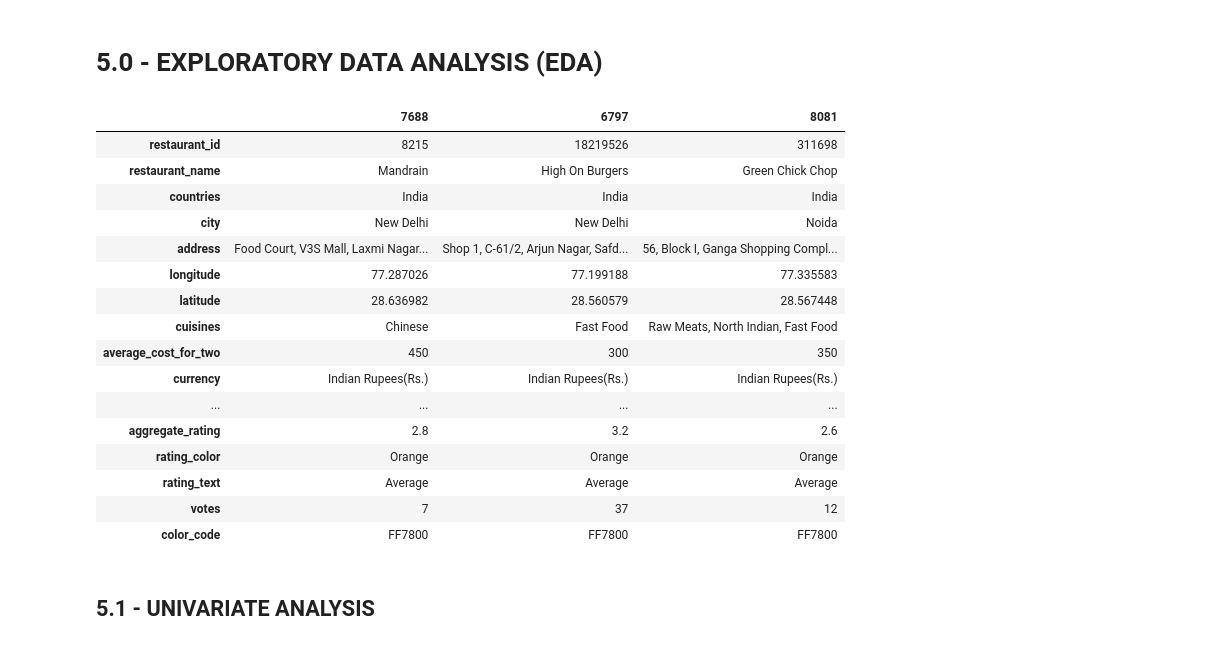
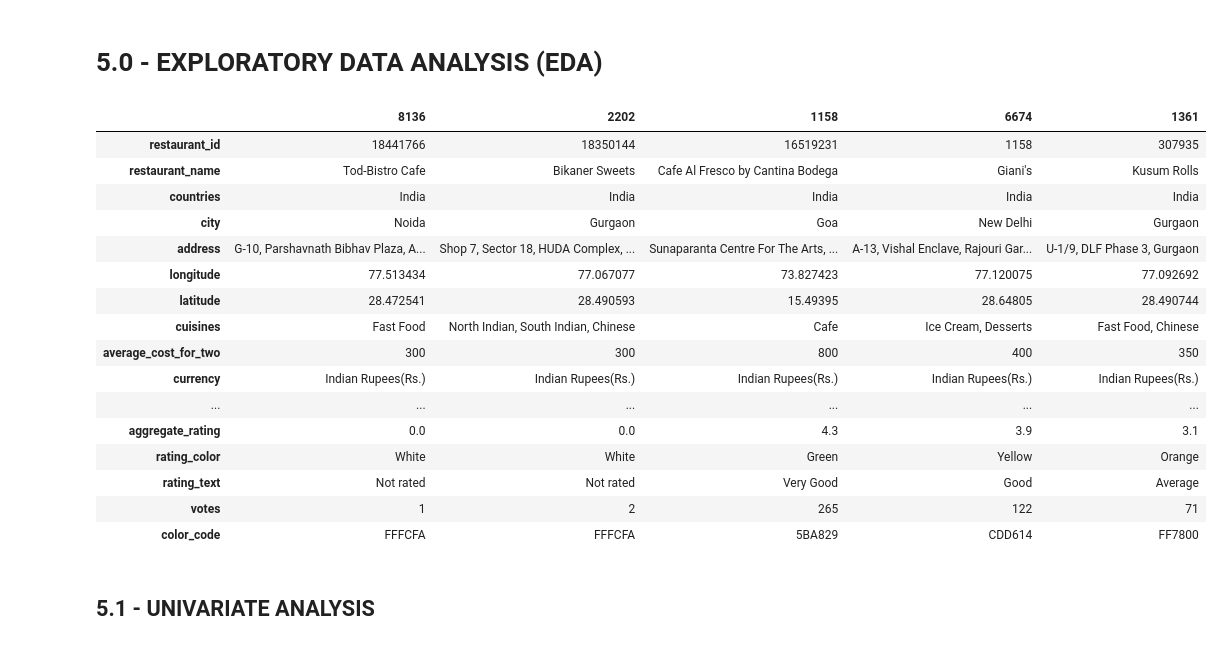
Before and after one commit to erickvieiras/fastfood_data_analysis, a Jupyter notebook: notebook/eda.ipynb, the cells around one changed output. Saved outputs shown, nothing was run; the diff lists cells and outputs as text; code cells hidden in the pictures.

```diff
--- a/notebook/eda.ipynb
+++ b/notebook/eda.ipynb
@@ -367,25 +367,25 @@ df4 = df4[new_order]
 #Making a copy of the dataframe
 df5 = df4.copy()
 # %%
-df5.sample(3).T
+df5.sample(5).T
 # %% [output]
-|  | 7688 | 6797 | 8081 |
-| restaurant_id | 8215 | 18219526 | 311698 |
-| restaurant_name | Mandrain | High On Burgers | Green Chick Chop |
-| countries | India | India | India |
-| city | New Delhi | New Delhi | Noida |
-| address | Food Court, V3S Mall, Laxmi Nagar... | Shop 1, C-61/2, Arjun Nagar, Safd... | 56, Block I, Ganga Shopping Compl... |
-| longitude | 77.287026 | 77.199188 | 77.335583 |
-| latitude | 28.636982 | 28.560579 | 28.567448 |
-| cuisines | Chinese | Fast Food | Raw Meats, North Indian, Fast Food |
-| average_cost_for_two | 450 | 300 | 350 |
-| currency | Indian Rupees(Rs.) | Indian Rupees(Rs.) | Indian Rupees(Rs.) |
-| ... | ... | ... | ... |
-| aggregate_rating | 2.8 | 3.2 | 2.6 |
-| rating_color | Orange | Orange | Orange |
-| rating_text | Average | Average | Average |
-| votes | 7 | 37 | 12 |
-| color_code | FF7800 | FF7800 | FF7800 |
+|  | 8136 | 2202 | 1158 | 6674 | 1361 |
+| restaurant_id | 18441766 | 18350144 | 16519231 | 1158 | 307935 |
+| restaurant_name | Tod-Bistro Cafe | Bikaner Sweets | Cafe Al Fresco by Cantina Bodega | Giani's | Kusum Rolls |
+| countries | India | India | India | India | India |
+| city | Noida | Gurgaon | Goa | New Delhi | Gurgaon |
+| address | G-10, Parshavnath Bibhav Plaza, A... | Shop 7, Sector 18, HUDA Complex, ... | Sunaparanta Centre For The Arts, ... | A-13, Vishal Enclave, Rajouri Gar... | U-1/9, DLF Phase 3, Gurgaon |
+| longitude | 77.513434 | 77.067077 | 73.827423 | 77.120075 | 77.092692 |
+| latitude | 28.472541 | 28.490593 | 15.49395 | 28.64805 | 28.490744 |
+| cuisines | Fast Food | North Indian, South Indian, Chinese | Cafe | Ice Cream, Desserts | Fast Food, Chinese |
+| average_cost_for_two | 300 | 300 | 800 | 400 | 350 |
+| currency | Indian Rupees(Rs.) | Indian Rupees(Rs.) | Indian Rupees(Rs.) | Indian Rupees(Rs.) | Indian Rupees(Rs.) |
+| ... | ... | ... | ... | ... | ... |
+| aggregate_rating | 0.0 | 0.0 | 4.3 | 3.9 | 3.1 |
+| rating_color | White | White | Green | Yellow | Orange |
+| rating_text | Not rated | Not rated | Very Good | Good | Average |
+| votes | 1 | 2 | 265 | 122 | 71 |
+| color_code | FFFCFA | FFFCFA | 5BA829 | CDD614 | FF7800 |
 # %% [markdown]
 ## 5.1 - UNIVARIATE ANALYSIS
 # %% [markdown]
```
Also changed, not shown: parts of 19 cells of this notebook.
